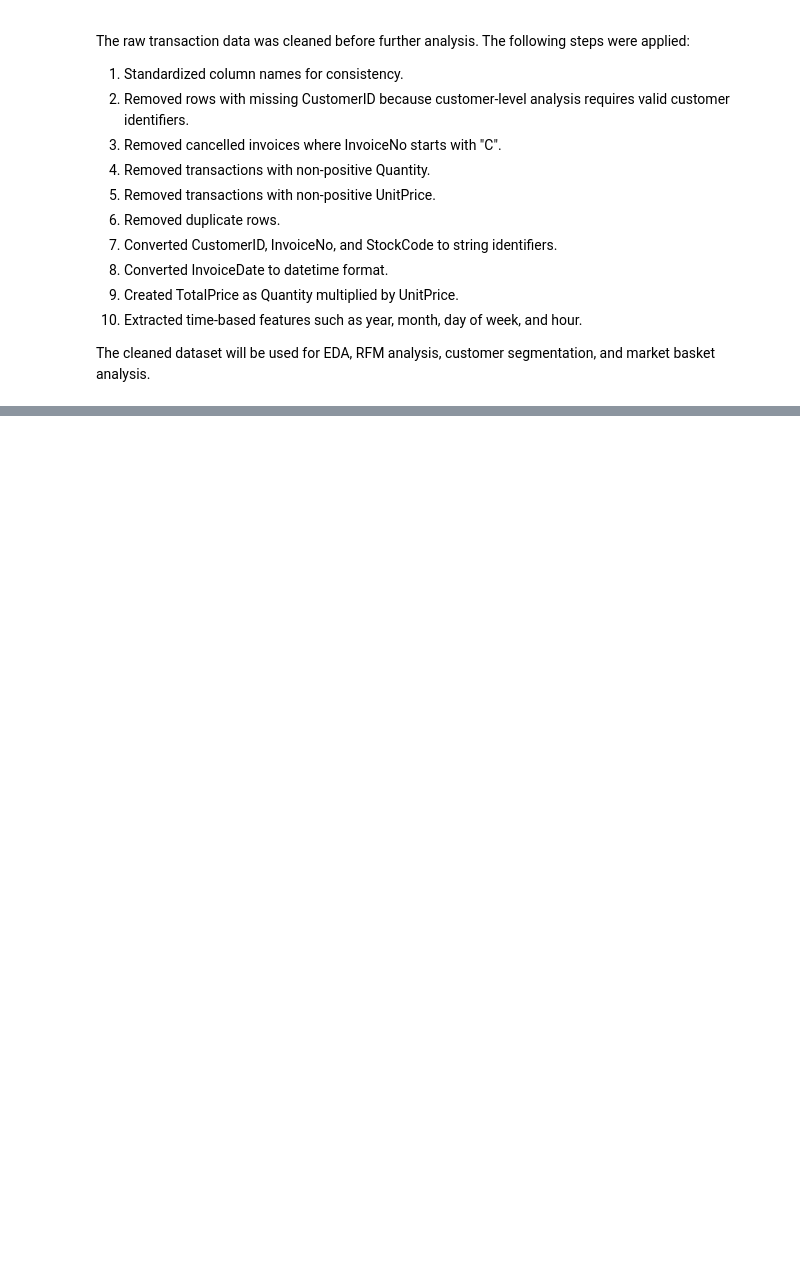
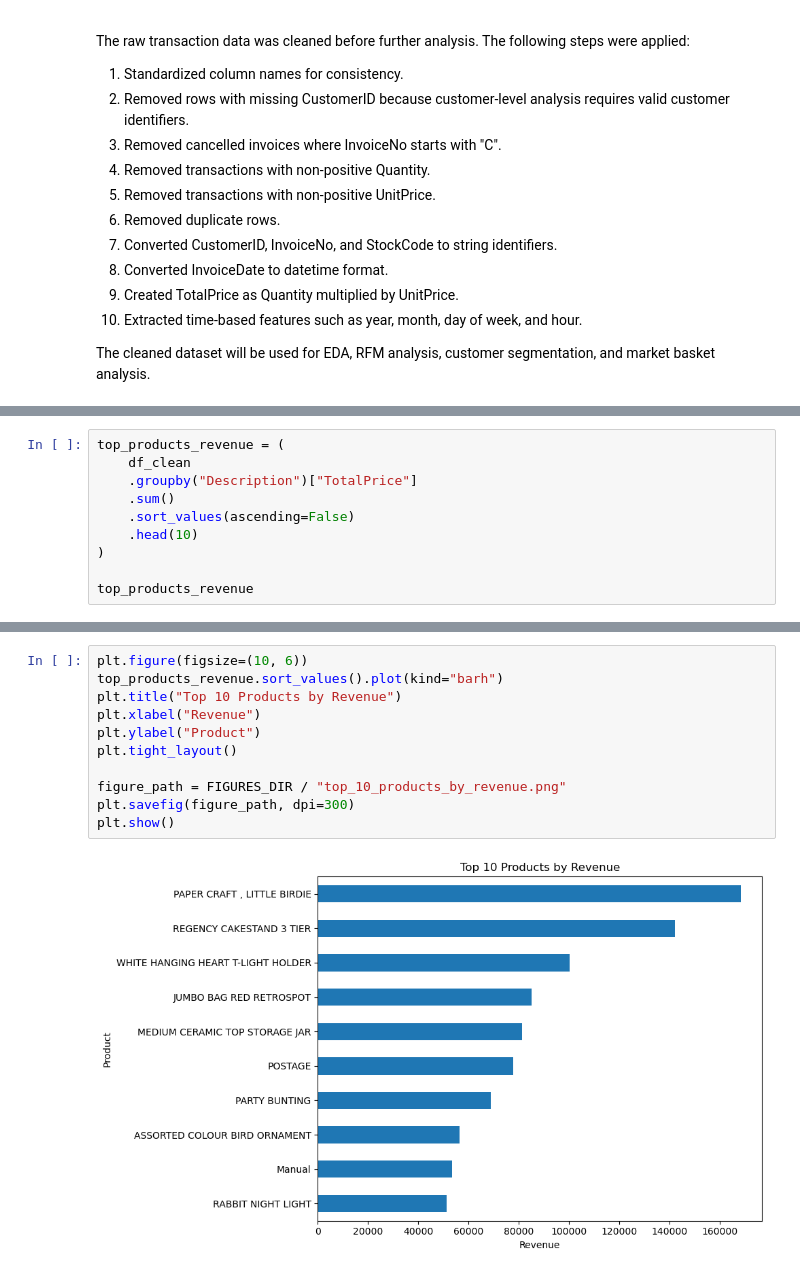
Before and after one commit to phongvd-241/ecommerce-customer-segmentation, a Jupyter notebook: notebooks/customer_behavior_workflow.ipynb, the cells around one changed output, grey strips where cells are left out. Drawn from its saved outputs; the diff is of its cells as text; blank space fills up the shorter version.

```diff
--- a/notebooks/customer_behavior_workflow.ipynb
+++ b/notebooks/customer_behavior_workflow.ipynb
@@ -463,0 +624,10 @@ The cleaned dataset will be used for EDA, RFM analysis, customer segmentation, a
+# %%
+top_products_revenue = (
+    df_clean
+    .groupby("Description")["TotalPrice"]
+    .sum()
+    .sort_values(ascending=False)
+    .head(10)
+)
+
+top_products_revenue
@@ -463,0 +647,13 @@ The cleaned dataset will be used for EDA, RFM analysis, customer segmentation, a
+# %%
+plt.figure(figsize=(10, 6))
+top_products_revenue.sort_values().plot(kind="barh")
+plt.title("Top 10 Products by Revenue")
+plt.xlabel("Revenue")
+plt.ylabel("Product")
+plt.tight_layout()
+
+figure_path = FIGURES_DIR / "top_10_products_by_revenue.png"
+plt.savefig(figure_path, dpi=300)
+plt.show()
+# %% [output]
+[figure, added]
```
Also changed, not shown: parts of 29 cells of this notebook, 12 other files.
